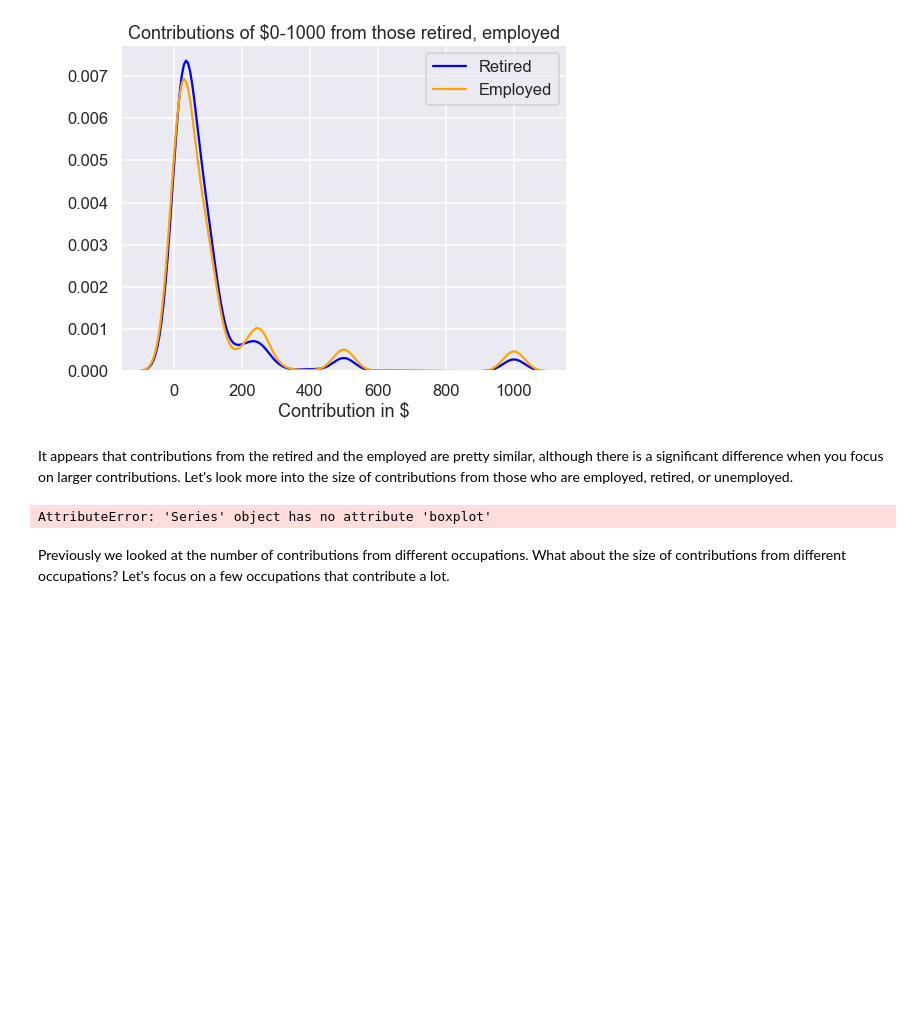
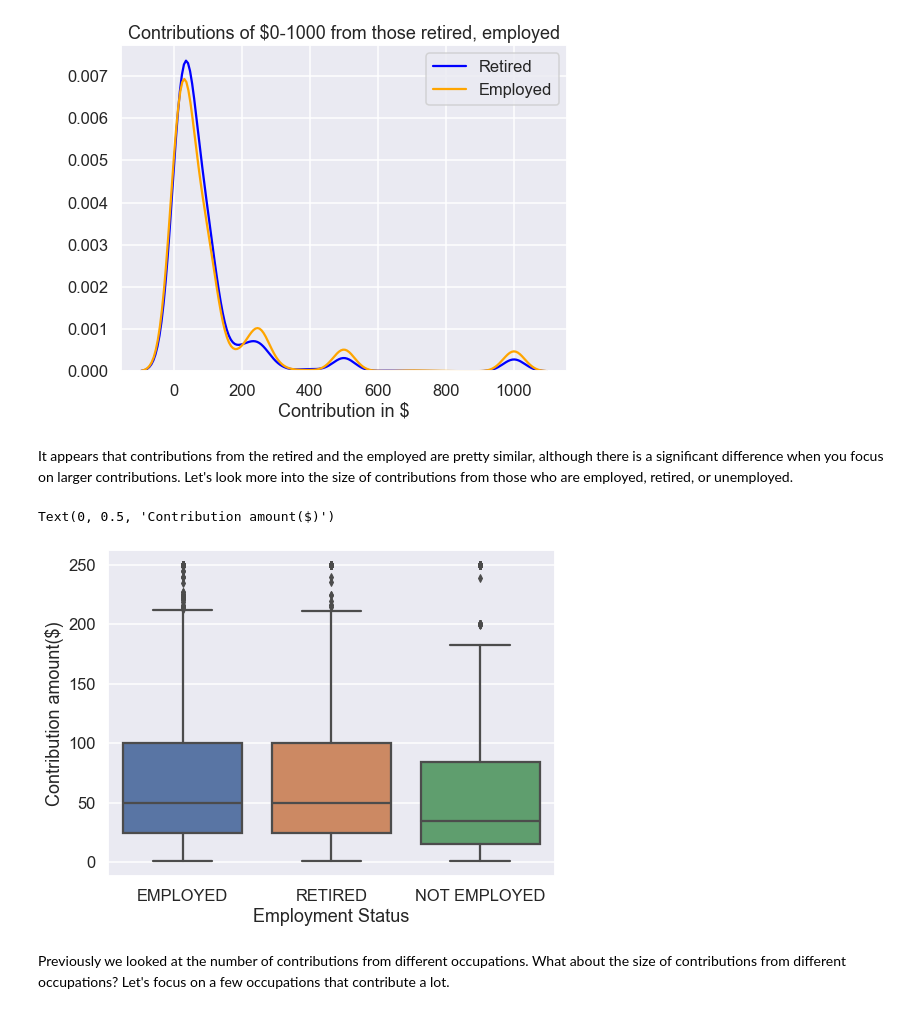
Before and after one commit to justinmello32/cst383-week5, a Jupyter notebook: campaign-exploration.ipynb, the cells around one changed output. Drawn from its saved outputs; the diff is of its cells as text; code cells hidden in the pictures; blank space fills up the shorter version.

```diff
--- a/campaign-exploration.ipynb
+++ b/campaign-exploration.ipynb
@@ -232,15 +232,26 @@ It appears that contributions from the retired and the employed are pretty simil
 # %%
 #@ 11 Create a box plot of contribution amounts for each employment
 # status category.  Use Seaborn to create the bar plot, and show
 # only contributions in the range of $0-250.
 # Hint: you may want to create a version of df that contains only
 # contributions in the 0-250 range.
 # query = df.groupby('employment_status')['contb_receipt_amt'].sum()
 # query.boxplot(query)
 # plt.title("Contributions of $0-250 by employment status")
 # plt.xlabel("Employment Status")
+employed = df[(df['contb_receipt_amt'] <= 250) & (df['contb_receipt_amt'] > 0) & (df['employment_status'] == 'EMPLOYED')][['contb_receipt_amt','employment_status']]
+retired = df[(df['contb_receipt_amt'] <= 250) & (df['contb_receipt_amt'] > 0) & (df['employment_status'] == 'RETIRED')][['contb_receipt_amt','employment_status']]
+not_employed = df[(df['contb_receipt_amt'] <= 250) & (df['contb_receipt_amt'] > 0) & (df['employment_status'] == 'NOT EMPLOYED')][['contb_receipt_amt','employment_status']]
+
+combinedData = [employed, retired, not_employed]
+result = pd.concat(combinedData)
+
+sns.boxplot(x=result['employment_status'],y=result['contb_receipt_amt'])
+plt.xlabel("Employment Status")
+plt.ylabel("Contribution amount($)")
 # %% [output]
-AttributeError: 'Series' object has no attribute 'boxplot'
+Text(0, 0.5, 'Contribution amount($)')
+[figure, added]
 # %% [markdown]
 Previously we looked at the number of contributions from different occupations.  What about the size of contributions from different occupations?  Let's focus on a few occupations that contribute a lot.
 # %%
```
